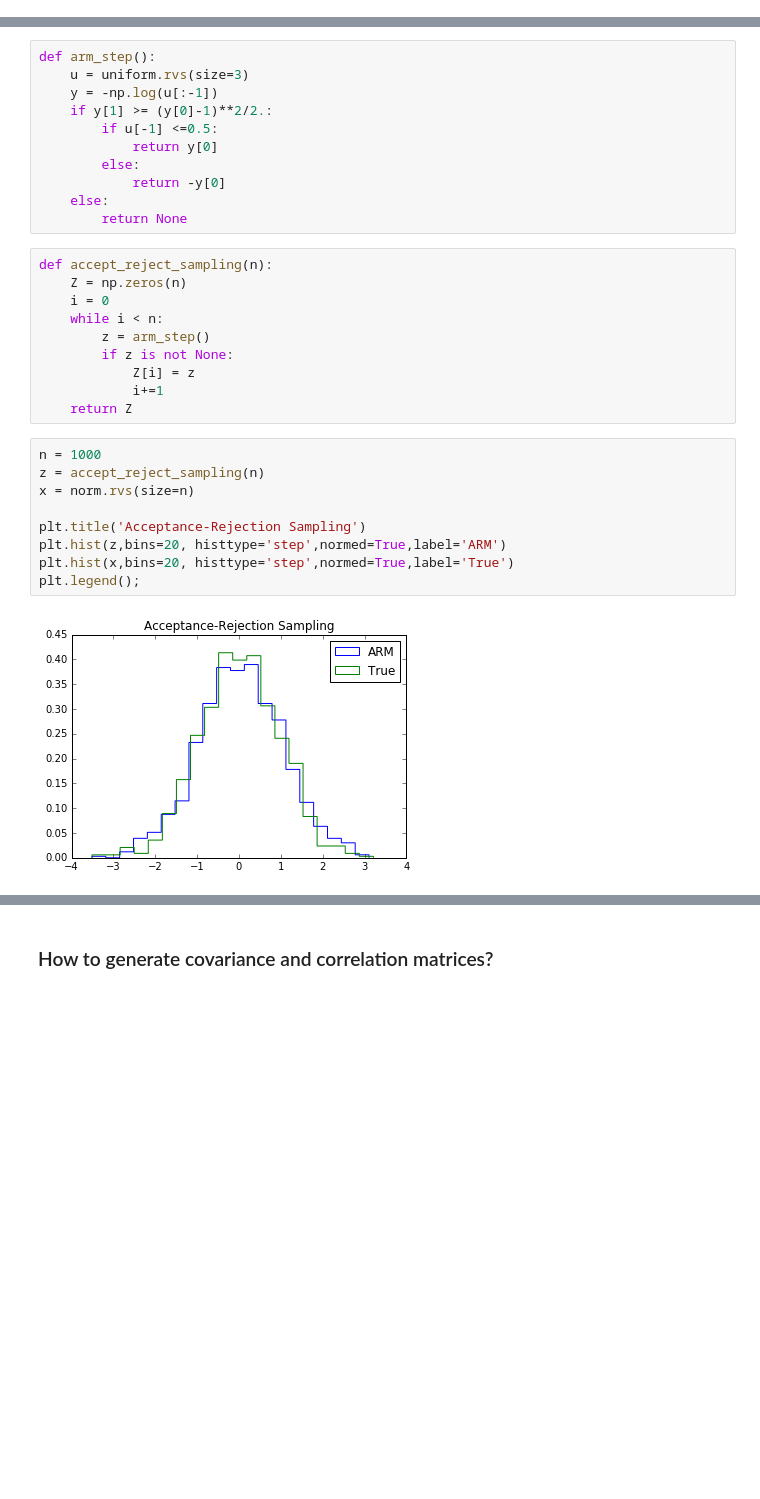
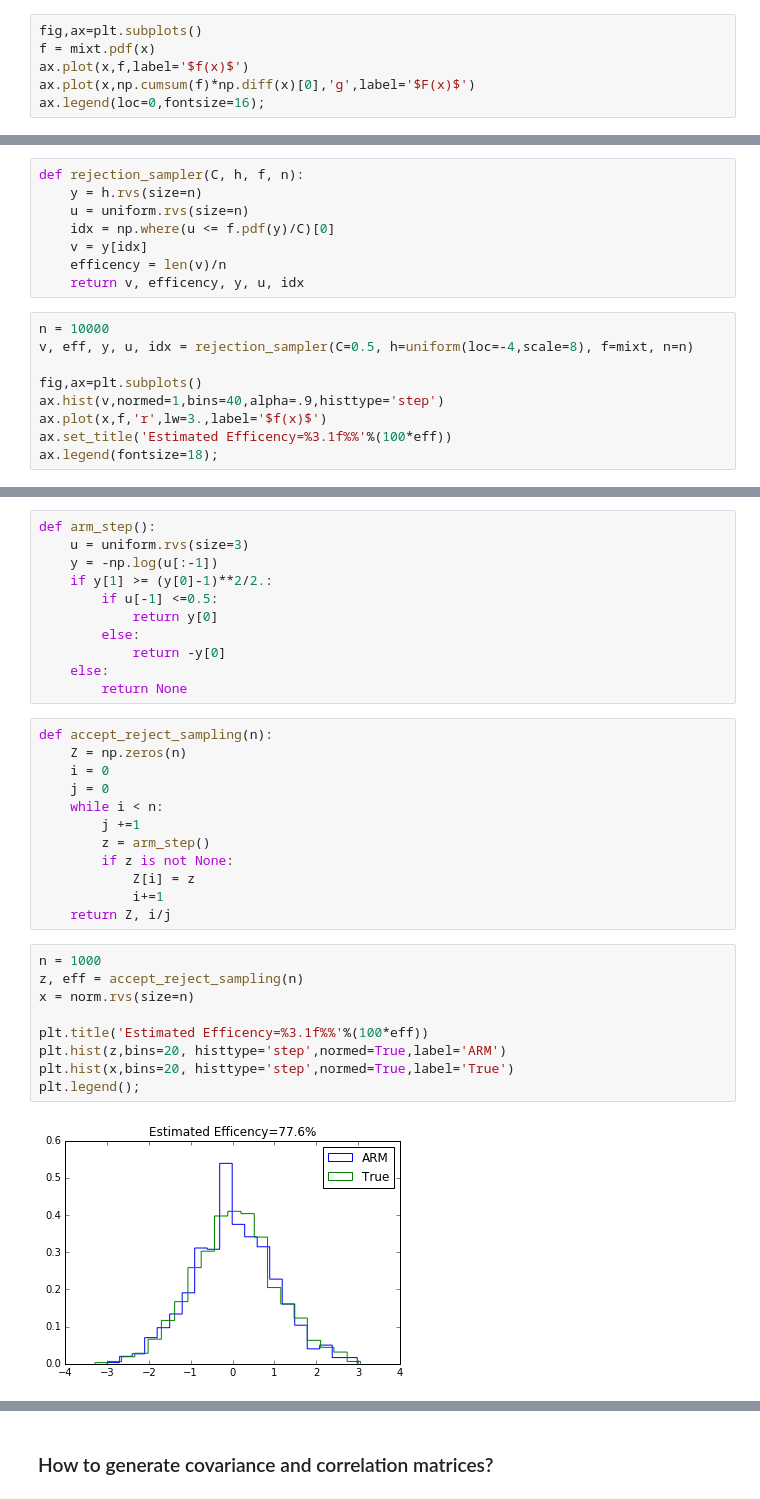
Before and after one commit to denisvstepanov/MachineLearningLectures, a Jupyter notebook: 00. Probability Introduction.ipynb, the cells around one changed output, grey strips where cells are left out. Cells and saved outputs as stored; diff of their text form; blank space fills up the shorter version.

Commit message:
Added to introductory lecture: acceptance-rejection method, copulas, entropy

```diff
--- a/00. Probability Introduction.ipynb
+++ b/00. Probability Introduction.ipynb
@@ -649,0 +687,6 @@ plt.hist(obs, bins=30, histtype='step', color='blue', normed=True, linewidth=1);
+# %%
+fig,ax=plt.subplots()
+f = mixt.pdf(x)
+ax.plot(x,f,label='$f(x)$')
+ax.plot(x,np.cumsum(f)*np.diff(x)[0],'g',label='$F(x)$')
+ax.legend(loc=0,fontsize=16);
@@ -649,0 +695,17 @@ plt.hist(obs, bins=30, histtype='step', color='blue', normed=True, linewidth=1);
+# %%
+def rejection_sampler(C, h, f, n):
+    y = h.rvs(size=n)
+    u = uniform.rvs(size=n)
+    idx = np.where(u <= f.pdf(y)/C)[0]
+    v = y[idx]
+    efficency = len(v)/n
+    return v, efficency, y, u, idx
+# %%
+n = 10000
+v, eff, y, u, idx = rejection_sampler(C=0.5, h=uniform(loc=-4,scale=8), f=mixt, n=n)
+
+fig,ax=plt.subplots()
+ax.hist(v,normed=1,bins=40,alpha=.9,histtype='step')
+ax.plot(x,f,'r',lw=3.,label='$f(x)$')
+ax.set_title('Estimated Efficency=%3.1f%%'%(100*eff))
+ax.legend(fontsize=18);
@@ -711,20 +783,22 @@ def arm_step():
 def accept_reject_sampling(n):
     Z = np.zeros(n)
     i = 0
+    j = 0
     while i < n:
+        j +=1
         z = arm_step()
         if z is not None:
             Z[i] = z
             i+=1
-    return Z
+    return Z, i/j
 # %%
 n = 1000
-z = accept_reject_sampling(n)
+z, eff = accept_reject_sampling(n)
 x = norm.rvs(size=n)
 
-plt.title('Acceptance-Rejection Sampling')
+plt.title('Estimated Efficency=%3.1f%%'%(100*eff))
 plt.hist(z,bins=20, histtype='step',normed=True,label='ARM')
 plt.hist(x,bins=20, histtype='step',normed=True,label='True')
 plt.legend();
 # %% [output]
-[figure, old version]
+[figure, new version]
```
Also changed, not shown: parts of 89 cells of this notebook.
